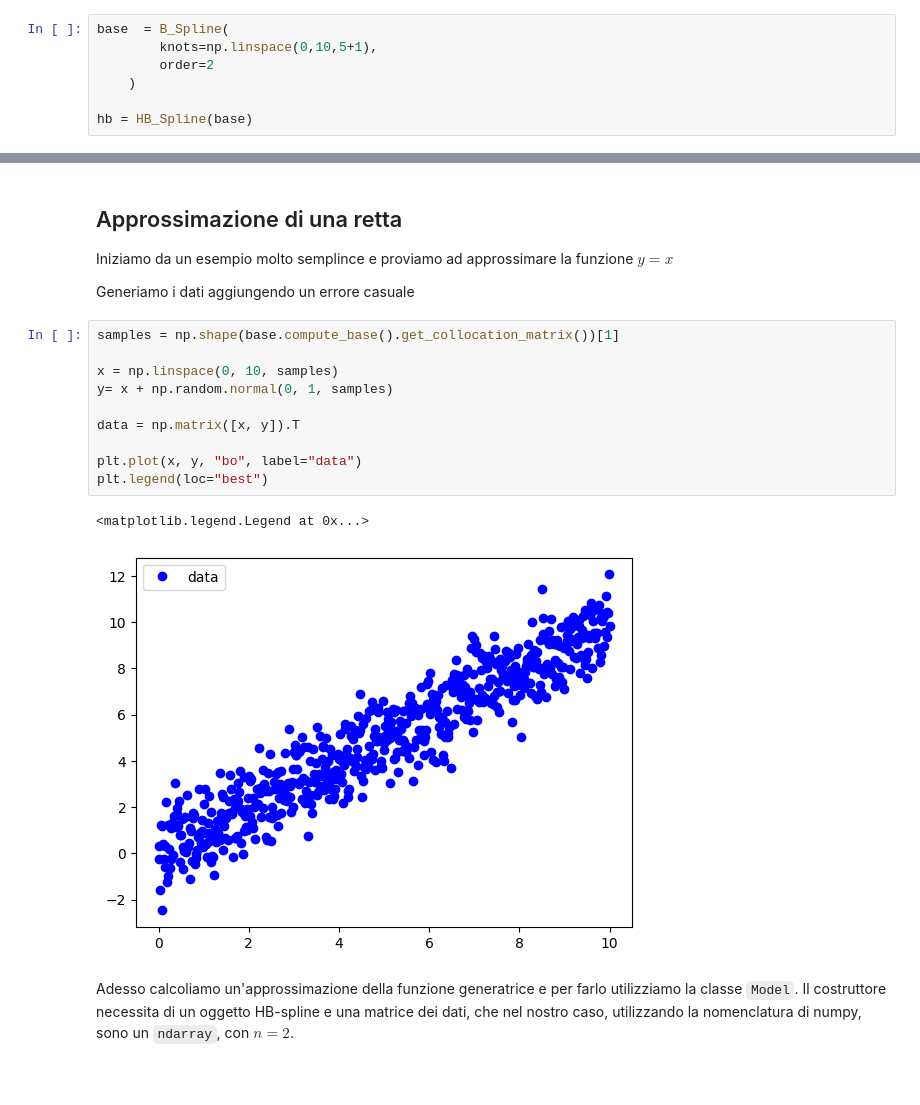
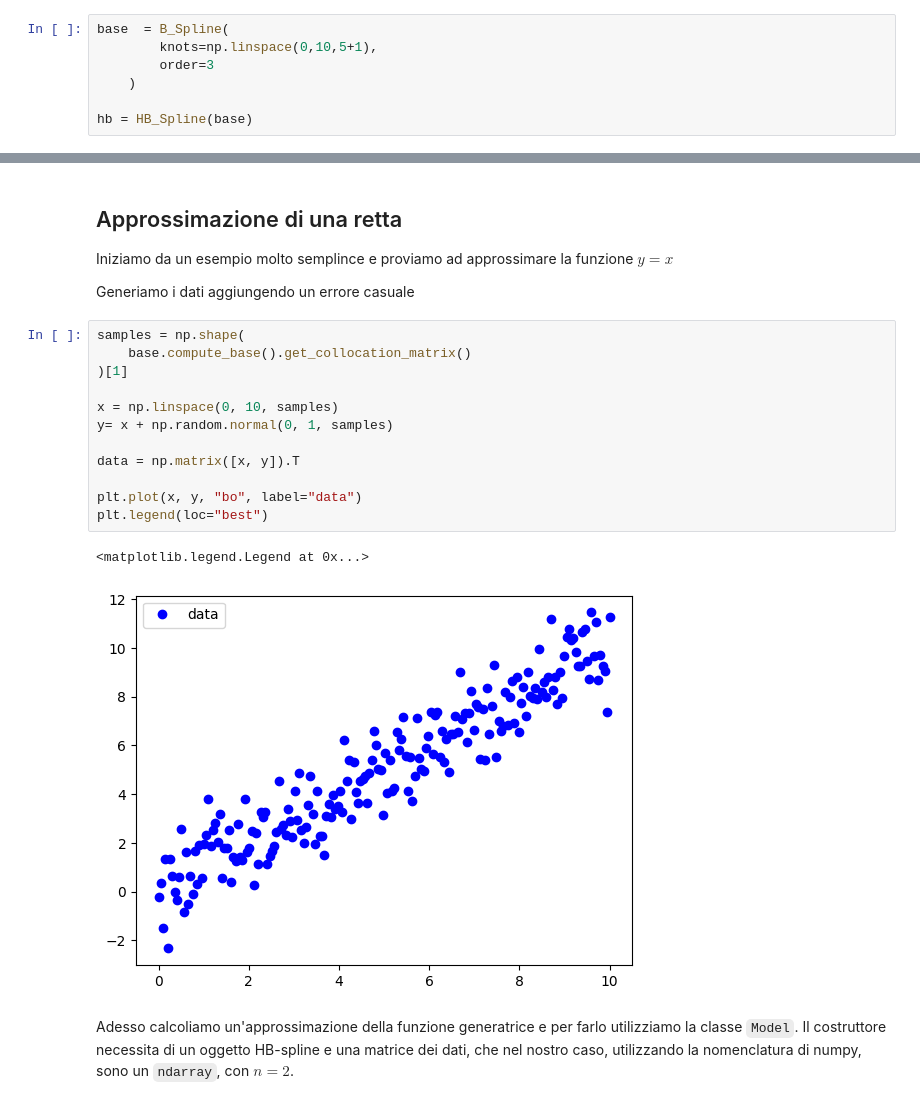
Before and after one commit to cMancio00/B-Spline, a Jupyter notebook: esempi.ipynb, the cells around one changed output, grey strips where cells are left out. Drawn from its saved outputs; the diff is of its cells as text; blank space fills up the shorter version.

````diff
--- a/esempi.ipynb
+++ b/esempi.ipynb
@@ -13,7 +13,7 @@ Per la creazione delle B-spline gerarchiche abbiamo bisogno di una B-spline madr
 # %%
 base  = B_Spline(
         knots=np.linspace(0,10,5+1),
-        order=2
+        order=3
     )
 
 hb = HB_Spline(base)
@@ -36,18 +36,20 @@ Iniziamo da un esempio molto semplince e proviamo ad approssimare la funzione $y
 
 Generiamo i dati aggiungendo un errore casuale
 # %%
-samples = np.shape(base.compute_base().get_collocation_matrix())[1]
+samples = np.shape(
+    base.compute_base().get_collocation_matrix()
+)[1]
 
 x = np.linspace(0, 10, samples)
 y= x + np.random.normal(0, 1, samples)
 
 data = np.matrix([x, y]).T
 
 plt.plot(x, y, "bo", label="data")
 plt.legend(loc="best")
 # %% [output]
 <matplotlib.legend.Legend at 0x...>
-[figure, old version]
+[figure, new version]
 # %% [markdown]
 Adesso calcoliamo un'approssimazione della funzione generatrice e per farlo utilizziamo la classe ```Model```. Il costruttore necessita di un oggetto HB-spline e una matrice dei dati, che nel nostro caso, utilizzando la nomenclatura di numpy, sono un ```ndarray```, con $n = 2$.
 # %%
````
Also changed, not shown: parts of 17 cells of this notebook, 9 other files.
